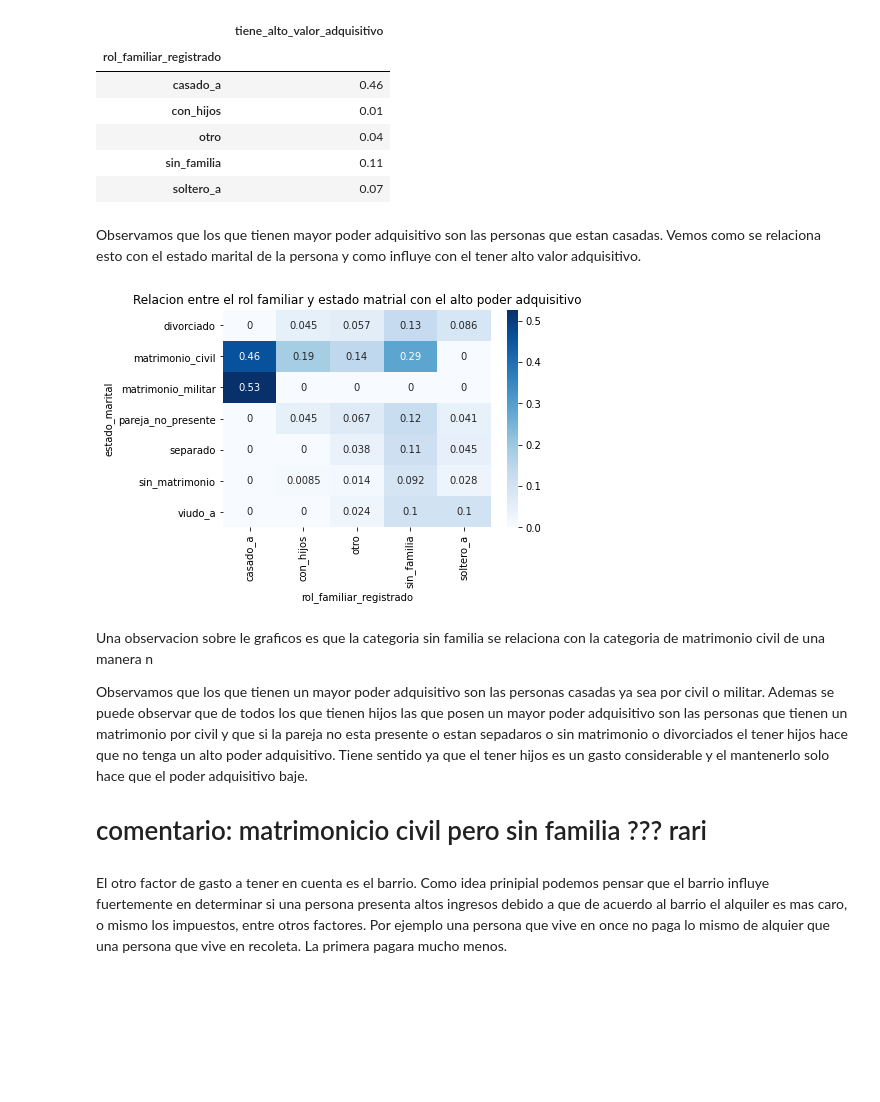
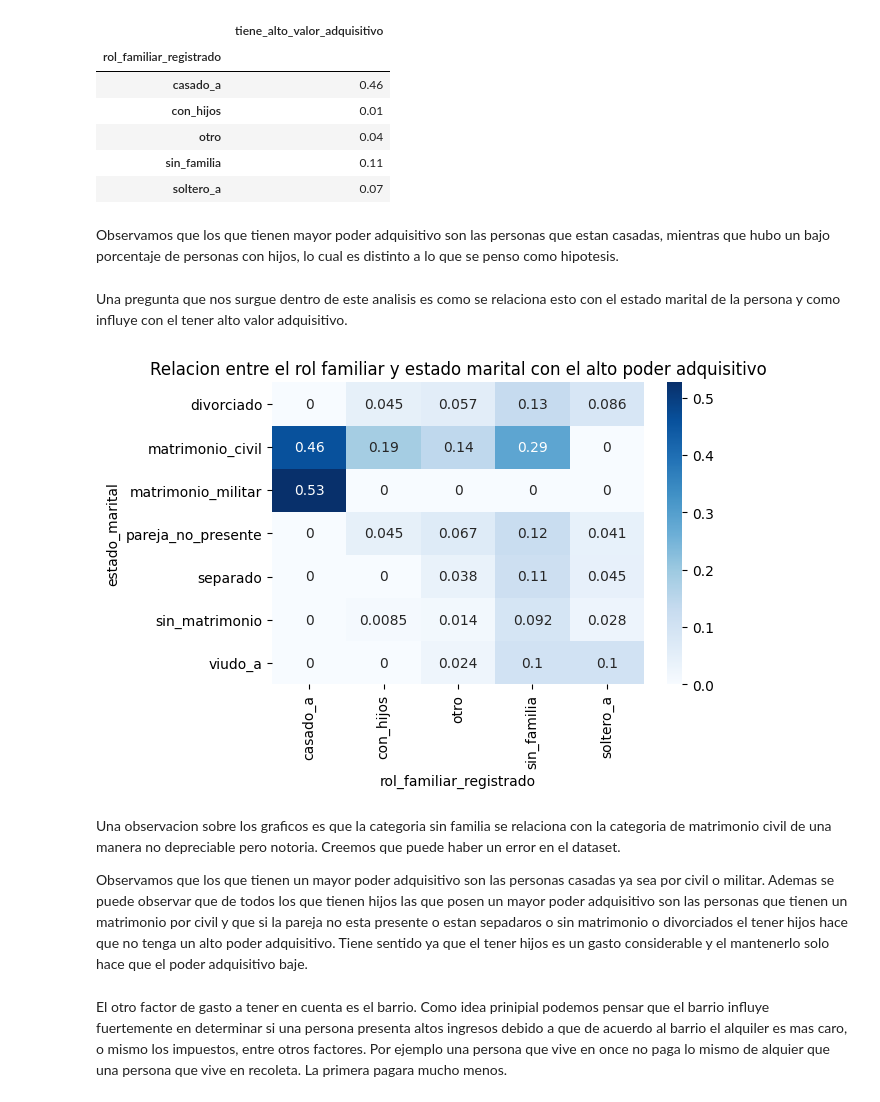
Before and after one commit to solfonte/TP1-OrganizacionDeDatos, a Jupyter notebook: TPparte1.ipynb, the cells around one changed output. Cells and saved outputs as stored; diff of their text form; code cells hidden in the pictures; blank space fills up the shorter version.

```diff
--- a/TPparte1.ipynb
+++ b/TPparte1.ipynb
@@ -443,23 +444,24 @@ estado_persona.groupby(by='rol_familiar_registrado').agg({'tiene_alto_valor_adqu
 | otro | 0.04 |
 | sin_familia | 0.11 |
 | soltero_a | 0.07 |
+# %% [markdown]
+Observamos que los que tienen mayor poder adquisitivo son las personas que estan casadas, mientras que hubo un bajo porcentaje de personas con hijos, lo cual es distinto a lo que se penso como hipotesis.
 # %% [markdown]
-Observamos que los que tienen mayor poder adquisitivo son las personas que estan casadas.
-Vemos como se relaciona esto con el estado marital de la persona y como influye con el tener alto valor adquisitivo.
+Una pregunta que nos surgue dentro de este analisis es como se relaciona esto con el estado marital de la persona y como influye con el tener alto valor adquisitivo.
 # %%
+plt.figure(dpi = 100)
 relacion_persona_y_poder_adquisitivo = pd.pivot_table(data = estado_persona, index = 'estado_marital', columns = 'rol_familiar_registrado', values = 'tiene_alto_valor_adquisitivo', aggfunc = 'mean')
 relacion_persona_y_poder_adquisitivo = relacion_persona_y_poder_adquisitivo.fillna(0)
 sns.heatmap(relacion_persona_y_poder_adquisitivo, cmap="Blues", annot=True)
 plt.xticks(rotation=90)
-plt.title("Relacion entre el rol familiar y estado matrial con el alto poder adquisitivo")
+plt.title("Relacion entre el rol familiar y estado marital con el alto poder adquisitivo")
 plt.show()
 # %% [output]
-[figure, old version]
+[figure, new version]
 # %% [markdown]
-Una observacion sobre le graficos es que la categoria sin familia se relaciona con la categoria de matrimonio civil de una manera n
+Una observacion sobre los graficos es que la categoria sin familia se relaciona con la categoria de matrimonio civil de una manera no depreciable pero notoria. Creemos que puede haber un error en el dataset.
 
 Observamos que los que tienen un mayor poder adquisitivo son las personas casadas ya sea por civil o militar. Ademas se puede observar que de todos los que tienen hijos las que posen un mayor poder adquisitivo son las personas que tienen un matrimonio por civil y que si la pareja no esta presente o estan sepadaros o sin matrimonio o divorciados el tener hijos hace que no tenga un alto poder adquisitivo. Tiene sentido ya que el tener hijos es un gasto considerable y el mantenerlo solo hace que el poder adquisitivo baje.
-# comentario: matrimonicio civil pero sin familia ??? rari
 # %% [markdown]
 El otro factor de gasto a tener en cuenta es el barrio. Como idea prinipial podemos pensar que el barrio influye fuertemente en determinar si una persona presenta altos ingresos debido a que de acuerdo al barrio el alquiler es mas caro, o mismo los impuestos, entre otros factores. Por ejemplo una persona que vive en once no paga lo mismo de alquier que una persona que vive en recoleta. La primera pagara mucho menos.
 # %%
```
Also changed, not shown: parts of 37 cells of this notebook.
